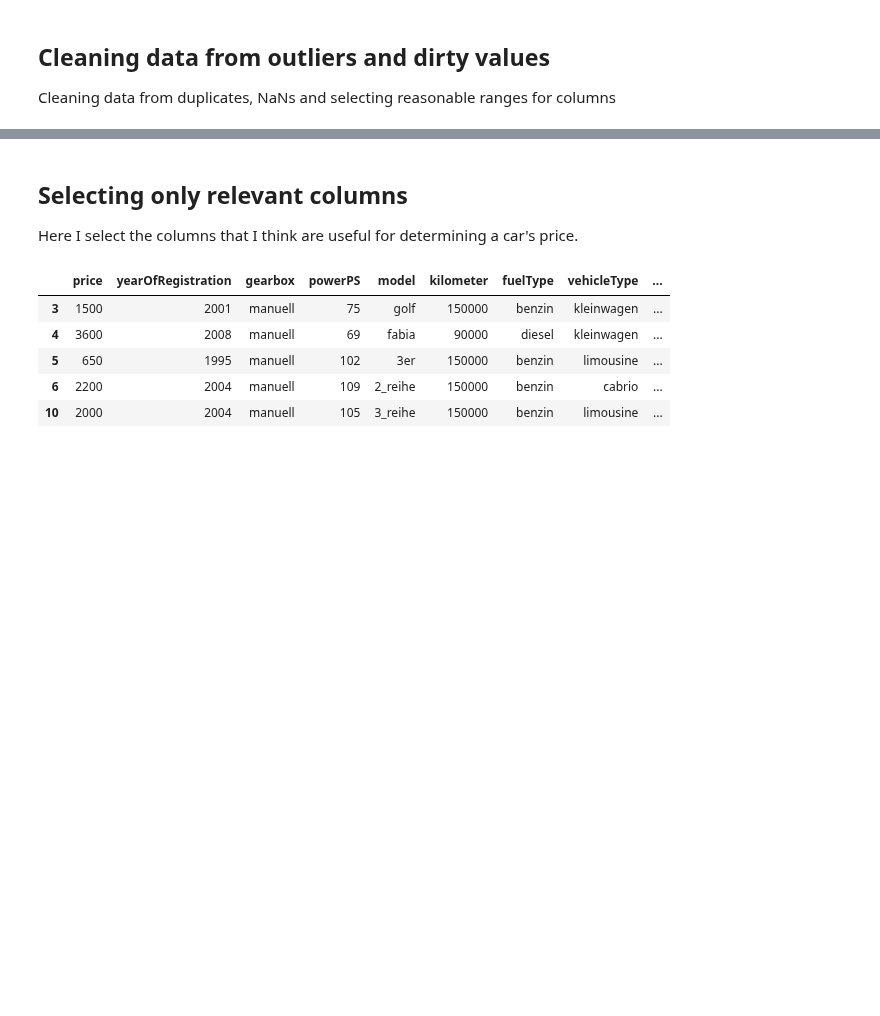
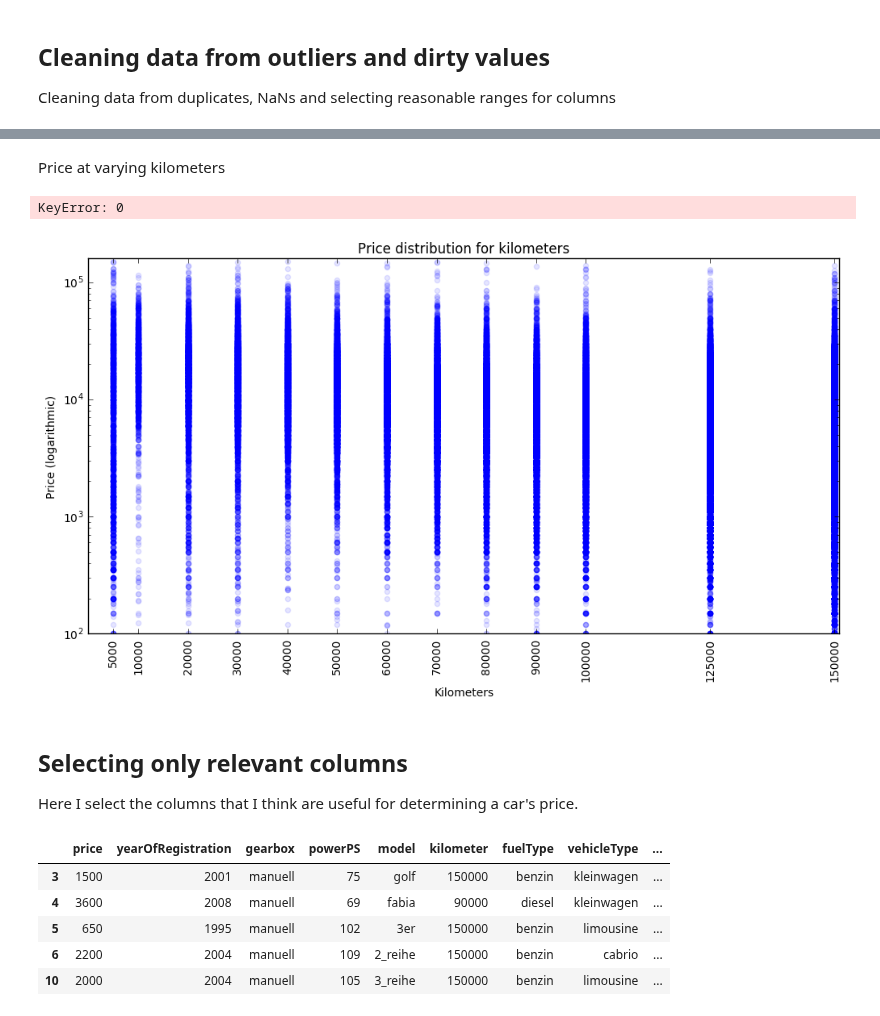
Before and after one commit to ddmng/jupyter-test, a Jupyter notebook: Autos-Copy1.ipynb, the cells around one changed output, grey strips where cells are left out. Cells and saved outputs as stored; diff of their text form; code cells hidden in the pictures; blank space fills up the shorter version.

```diff
--- a/Autos-Copy1.ipynb
+++ b/Autos-Copy1.ipynb
@@ -97,3 +144,18 @@ Data kept for analisys: 65 percent of the entire set
+# %% [markdown]
+Price at varying kilometers
+# %%
+p = no_outliers
+plt.scatter(p['kilometer'], p['price'], alpha=.1, marker='o', color='b')
+plt.title('Price distribution for kilometers')
+plt.xlabel('Kilometers')
+plt.ylabel('Price (logarithmic)')
+plt.yscale('log')
+plt.xlim(0, 151000)
+plt.ylim(0, 160000)
+plt.xticks([5000,10000,20000,30000,40000,50000,60000,70000,80000,90000,100000,125000,150000], rotation='vertical')
+# %% [output]
+KeyError: 0
+[figure, added]
 # %% [markdown]
 ## Selecting only relevant columns
 
```
Also changed, not shown: parts of 27 cells of this notebook, 1 other file.
